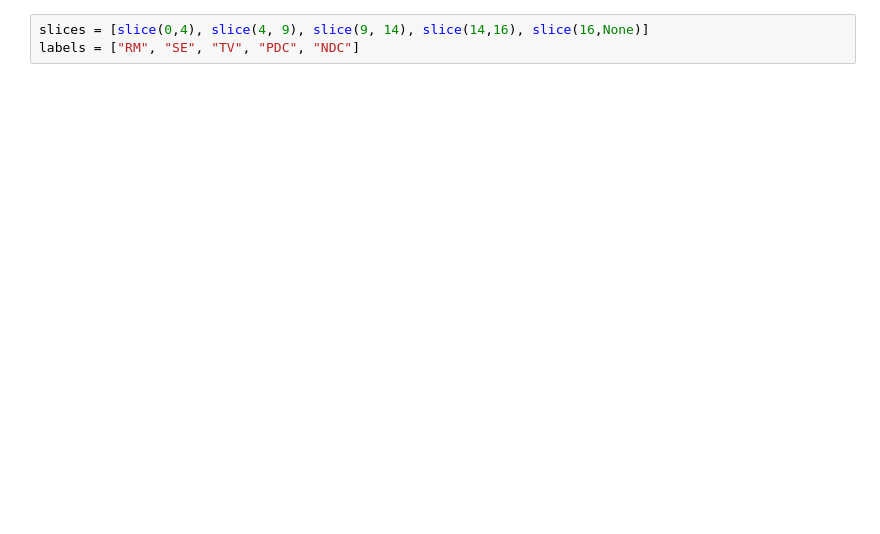
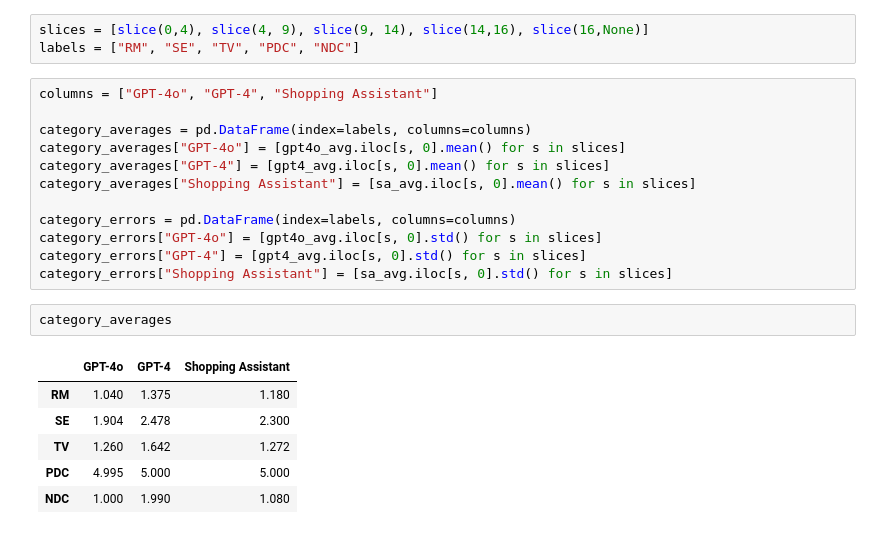
Before and after one commit to N101/Consumer-Ethics-in-AI-Shopping-Assistants, a Jupyter notebook: src/notebooks/SA_graphs.ipynb, the cells around one changed output. Saved outputs shown, nothing was run; the diff lists cells and outputs as text; blank space fills up the shorter version.

```diff
--- a/src/notebooks/SA_graphs.ipynb
+++ b/src/notebooks/SA_graphs.ipynb
@@ -64,3 +120,24 @@ sa_avg
 # %%
 slices = [slice(0,4), slice(4, 9), slice(9, 14), slice(14,16), slice(16,None)]
 labels = ["RM", "SE", "TV", "PDC", "NDC"]
+# %%
+columns = ["GPT-4o", "GPT-4", "Shopping Assistant"]
+
+category_averages = pd.DataFrame(index=labels, columns=columns)
+category_averages["GPT-4o"] = [gpt4o_avg.iloc[s, 0].mean() for s in slices]
+category_averages["GPT-4"] = [gpt4_avg.iloc[s, 0].mean() for s in slices]
+category_averages["Shopping Assistant"] = [sa_avg.iloc[s, 0].mean() for s in slices]
+
+category_errors = pd.DataFrame(index=labels, columns=columns)
+category_errors["GPT-4o"] = [gpt4o_avg.iloc[s, 0].std() for s in slices]
+category_errors["GPT-4"] = [gpt4_avg.iloc[s, 0].std() for s in slices]
+category_errors["Shopping Assistant"] = [sa_avg.iloc[s, 0].std() for s in slices]
+# %%
+category_averages
+# %% [output]
+|  | GPT-4o | GPT-4 | Shopping Assistant |
+| RM | 1.040 | 1.375 | 1.180 |
+| SE | 1.904 | 2.478 | 2.300 |
+| TV | 1.260 | 1.642 | 1.272 |
+| PDC | 4.995 | 5.000 | 5.000 |
+| NDC | 1.000 | 1.990 | 1.080 |
```
Also changed, not shown: parts of 13 cells of this notebook, 2 other files.
